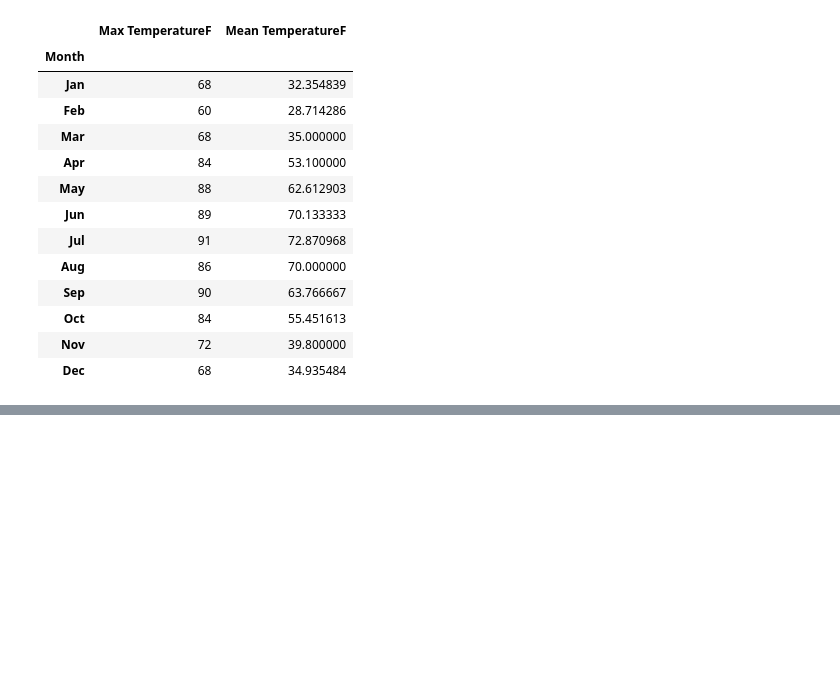
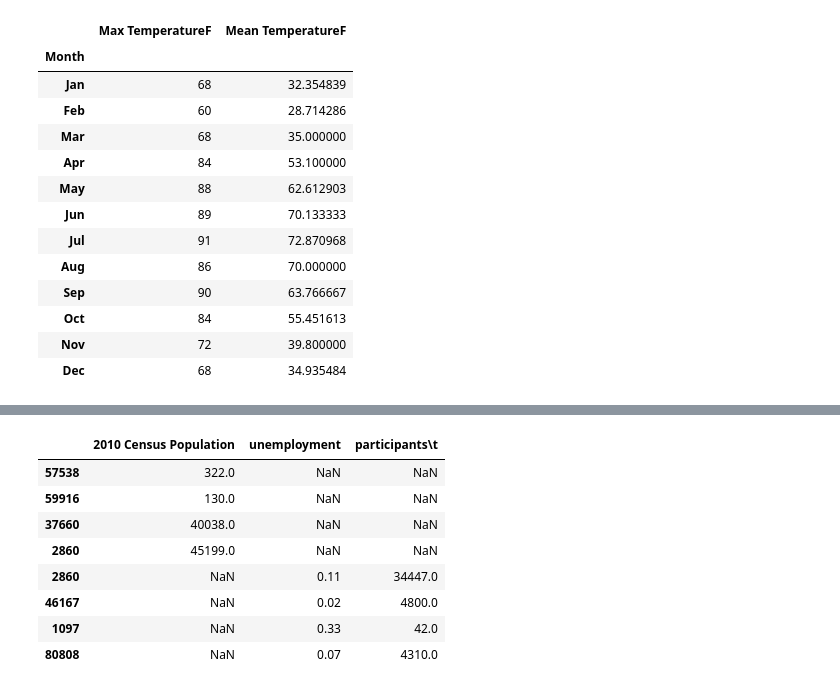
Before and after one commit to YousraMashkoor/DataAnalysis-using-Python, a Jupyter notebook: DA2_chapter2.ipynb, the cells around one changed output, grey strips where cells are left out. Cells and saved outputs as stored; diff of their text form; code cells hidden in the pictures; blank space fills up the shorter version.

```diff
--- a/DA2_chapter2.ipynb
+++ b/DA2_chapter2.ipynb
@@ -322,0 +421,3 @@ pd.merge(max_weather, mean_weather, left_index=True, right_index=True)
+# %%
+population = pd.read_csv('population_00.csv',index_col=0)
+population
@@ -322,0 +431,3 @@ pd.merge(max_weather, mean_weather, left_index=True, right_index=True)
+# %%
+unemployment = pd.read_csv('unemployment_00.csv',index_col=0)
+unemployment
@@ -322,0 +441,14 @@ pd.merge(max_weather, mean_weather, left_index=True, right_index=True)
+# %%
+population.append(unemployment)
+
+## notice we have repeated index <2860>
+# %% [output]
+|  | 2010 Census Population | unemployment | participants\t |
+| 57538 | 322.0 | NaN | NaN |
+| 59916 | 130.0 | NaN | NaN |
+| 37660 | 40038.0 | NaN | NaN |
+| 2860 | 45199.0 | NaN | NaN |
+| 2860 | NaN | 0.11 | 34447.0 |
+| 46167 | NaN | 0.02 | 4800.0 |
+| 1097 | NaN | 0.33 | 42.0 |
+| 80808 | NaN | 0.07 | 4310.0 |
```
Also changed, not shown: parts of 44 cells of this notebook.
